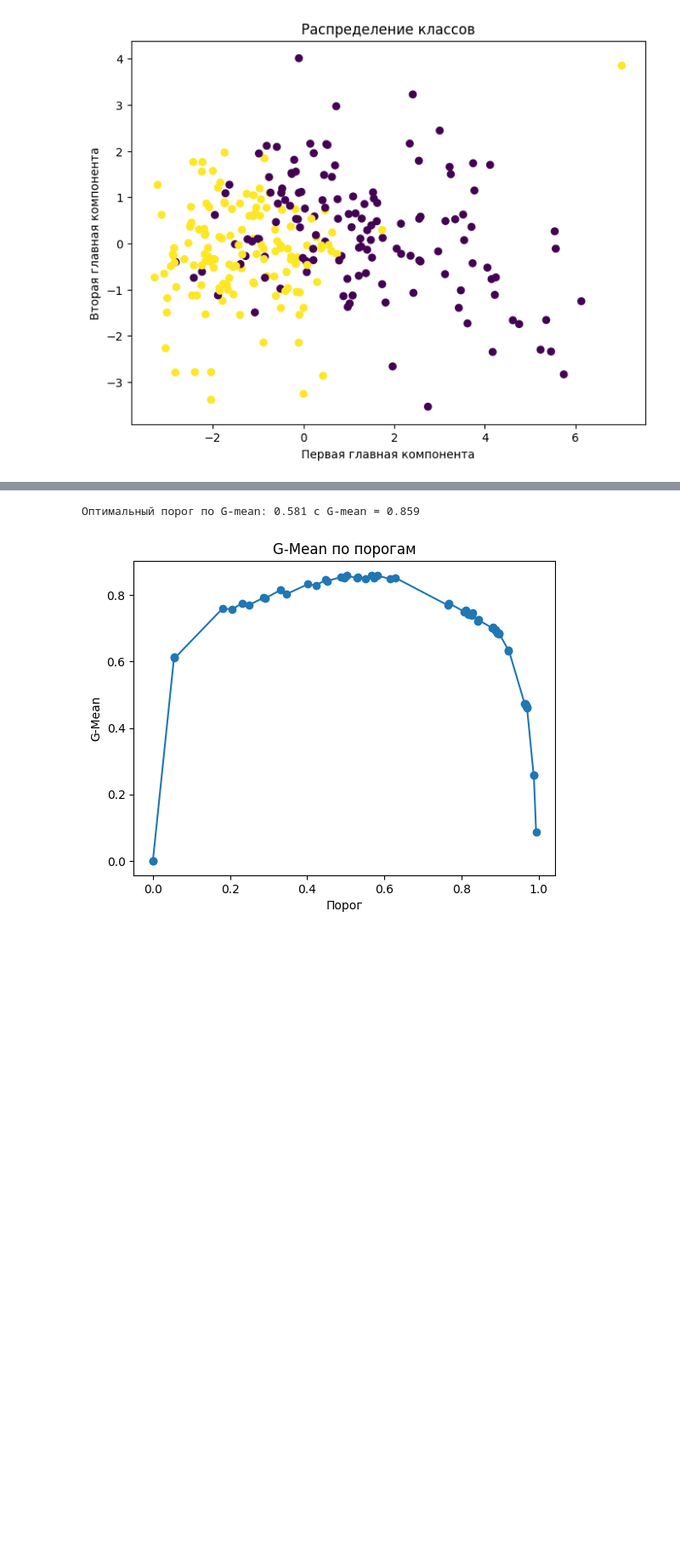
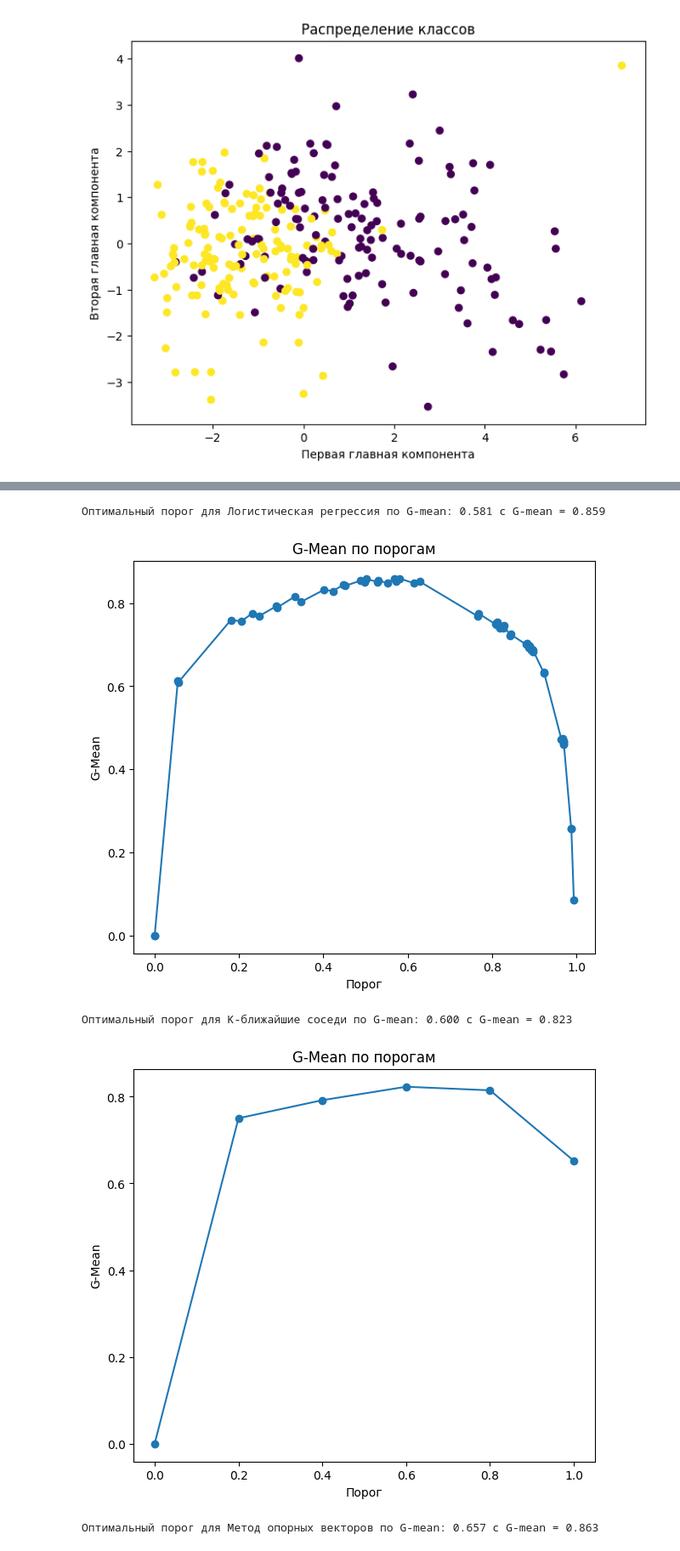
Before and after one commit to berberberk/timl-fs-2024, a Jupyter notebook: TIML4_Classification.ipynb, the cells around one changed output, grey strips where cells are left out. Shown at 85% size. Drawn from its saved outputs; the diff is of its cells as text; code cells hidden in the pictures; blank space fills up the shorter version.

```diff
--- a/TIML4_Classification.ipynb
+++ b/TIML4_Classification.ipynb
@@ -23,7 +21,7 @@ from sklearn.decomposition import PCA
 # %%
 # @title Загрузка датасета
 
-path = kagglehub.dataset_download("muratkokludataset/raisin-dataset")
+path = kagglehub.dataset_download("muratkokludataset/raisin-dataset", path='Raisin_Dataset/Raisin_Dataset.xlsx')
 
 print("Path to dataset files:", path)
 # %% [output]
@@ -256,0 +254,17 @@ plt.show()
+# %%
+models = {
+    "Логистическая регрессия": y_proba_log,
+    "K-ближайшие соседи": y_proba_knn,
+    "Метод опорных векторов": y_proba_svc
+}
+
+plt.figure(figsize=(9, 8))
+for name, y_proba in models.items():
+    precision, recall, _ = precision_recall_curve(y_test, y_proba[:, 1], pos_label=1)
+    plt.plot(recall, precision, label=f"{name} (PR)")
+plt.xlabel("Recall")
+plt.ylabel("Precision")
+plt.title("PR-Кривые для моделей")
+plt.legend()
+plt.grid(True)
+plt.show()
@@ -257,20 +273,31 @@ plt.show()
 # %%
 # @title Оптимизация порога классификации
 # Найдем оптимальный порог по G-mean
 if len(np.unique(y)) == 2:  # Проверка на бинарную задачу
     def gmean_score(recall, specificity):
         return np.sqrt(recall * specificity)
 
-    fpr, tpr, thresholds = roc_curve(y_test, y_proba_log[:, 1])
-    gmeans = [gmean_score(tpr[i], 1 - fpr[i]) for i in range(len(fpr))]
-    ix = np.argmax(gmeans)
-    print(f"Оптимальный порог по G-mean: {thresholds[ix]:.3f} с G-mean = {gmeans[ix]:.3f}")
+    models = {
+    "Логистическая регрессия": y_proba_log,
+    "K-ближайшие соседи": y_proba_knn,
+    "Метод опорных векторов": y_proba_svc
+    }
 
-    plt.plot(thresholds, gmeans, marker='o')
-    plt.title("G-Mean по порогам")
-    plt.xlabel("Порог")
-    plt.ylabel("G-Mean")
-    plt.show()
+    for name, y_proba in models.items():
+        plt.figure(figsize=(7, 6))
+        fpr, tpr, thresholds = roc_curve(y_test, y_proba[:, 1])
+        gmeans = [gmean_score(tpr[i], 1 - fpr[i]) for i in range(len(fpr))]
+        ix = np.argmax(gmeans)
+        print(f"Оптимальный порог для {name} по G-mean: {thresholds[ix]:.3f} с G-mean = {gmeans[ix]:.3f}")
+
+        plt.plot(thresholds, gmeans, marker='o')
+        plt.title("G-Mean по порогам")
+        plt.xlabel("Порог")
+        plt.ylabel("G-Mean")
+        plt.show()
 # %% [output]
-Оптимальный порог по G-mean: 0.581 с G-mean = 0.859
+Оптимальный порог для Логистическая регрессия по G-mean: 0.581 с G-mean = 0.859
-[figure, old version]
+[figure, new version]
+Оптимальный порог для K-ближайшие соседи по G-mean: 0.600 с G-mean = 0.823
+[figure, added]
+Оптимальный порог для Метод опорных векторов по G-mean: 0.657 с G-mean = 0.863
```
Also changed, not shown: parts of 11 cells of this notebook.
